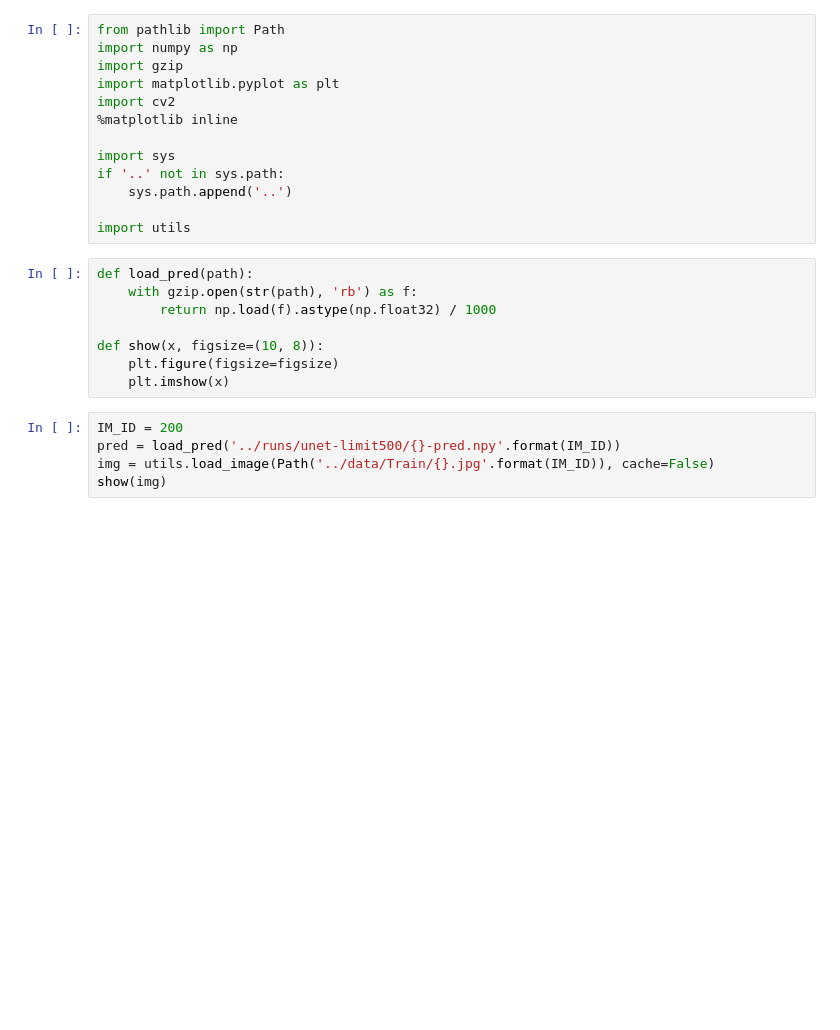
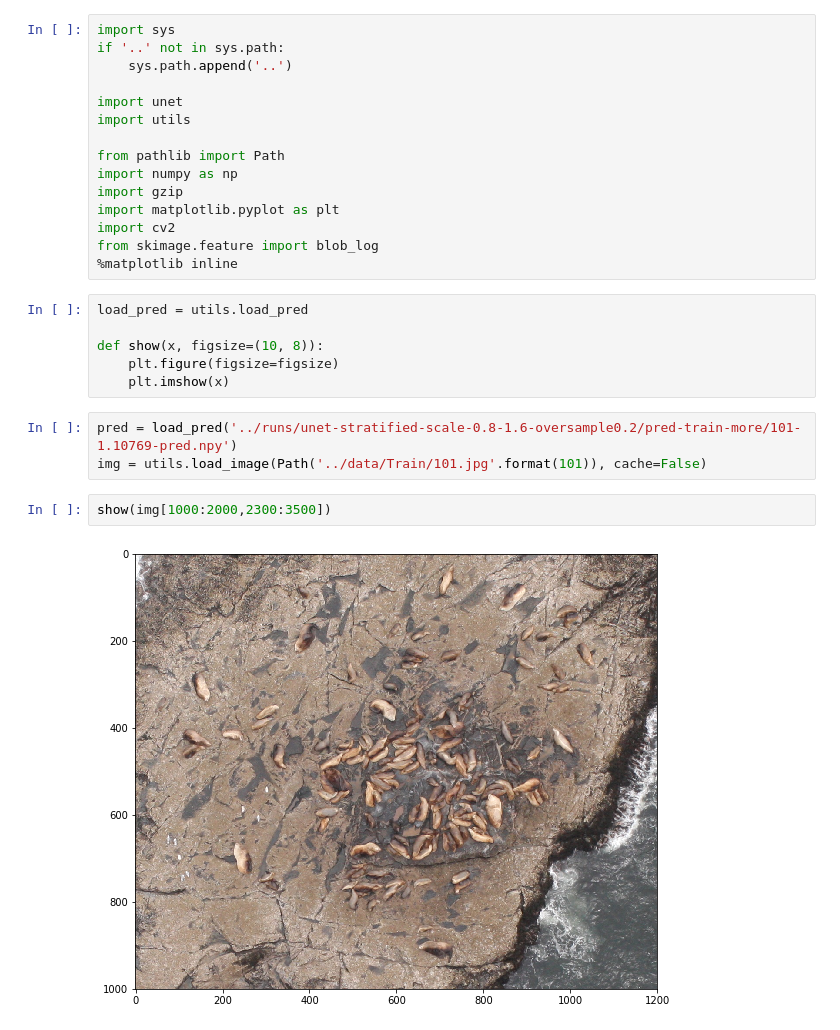
Before and after one commit to lopuhin/kaggle-lions-2017, a Jupyter notebook: notebooks/Find blobs.ipynb, the cells around one changed output. Saved outputs shown, nothing was run; the diff lists cells and outputs as text; blank space fills up the shorter version.

```diff
--- a/notebooks/Find blobs.ipynb
+++ b/notebooks/Find blobs.ipynb
@@ -1,27 +1,29 @@
 # %%
+import sys
+if '..' not in sys.path:
+    sys.path.append('..')
+
+import unet
+import utils
+
 from pathlib import Path
 import numpy as np
 import gzip
 import matplotlib.pyplot as plt
 import cv2
+from skimage.feature import blob_log
 %matplotlib inline
-
-import sys
-if '..' not in sys.path:
-    sys.path.append('..')
-
-import utils
 # %%
-def load_pred(path):
-    with gzip.open(str(path), 'rb') as f:
-        return np.load(f).astype(np.float32) / 1000
+load_pred = utils.load_pred
 
 def show(x, figsize=(10, 8)):
     plt.figure(figsize=figsize)
     plt.imshow(x)
 # %%
-IM_ID = 200
-pred = load_pred('../runs/unet-limit500/{}-pred.npy'.format(IM_ID))
-img = utils.load_image(Path('../data/Train/{}.jpg'.format(IM_ID)), cache=False)
-show(img)
+pred = load_pred('../runs/unet-stratified-scale-0.8-1.6-oversample0.2/pred-train-more/101-1.10769-pred.npy')
+img = utils.load_image(Path('../data/Train/101.jpg'.format(101)), cache=False)
+# %%
+show(img[1000:2000,2300:3500])
+# %% [output]
+[figure, added]
 # %%
```
Also changed, not shown: parts of 17 cells of this notebook, 6 other files.
